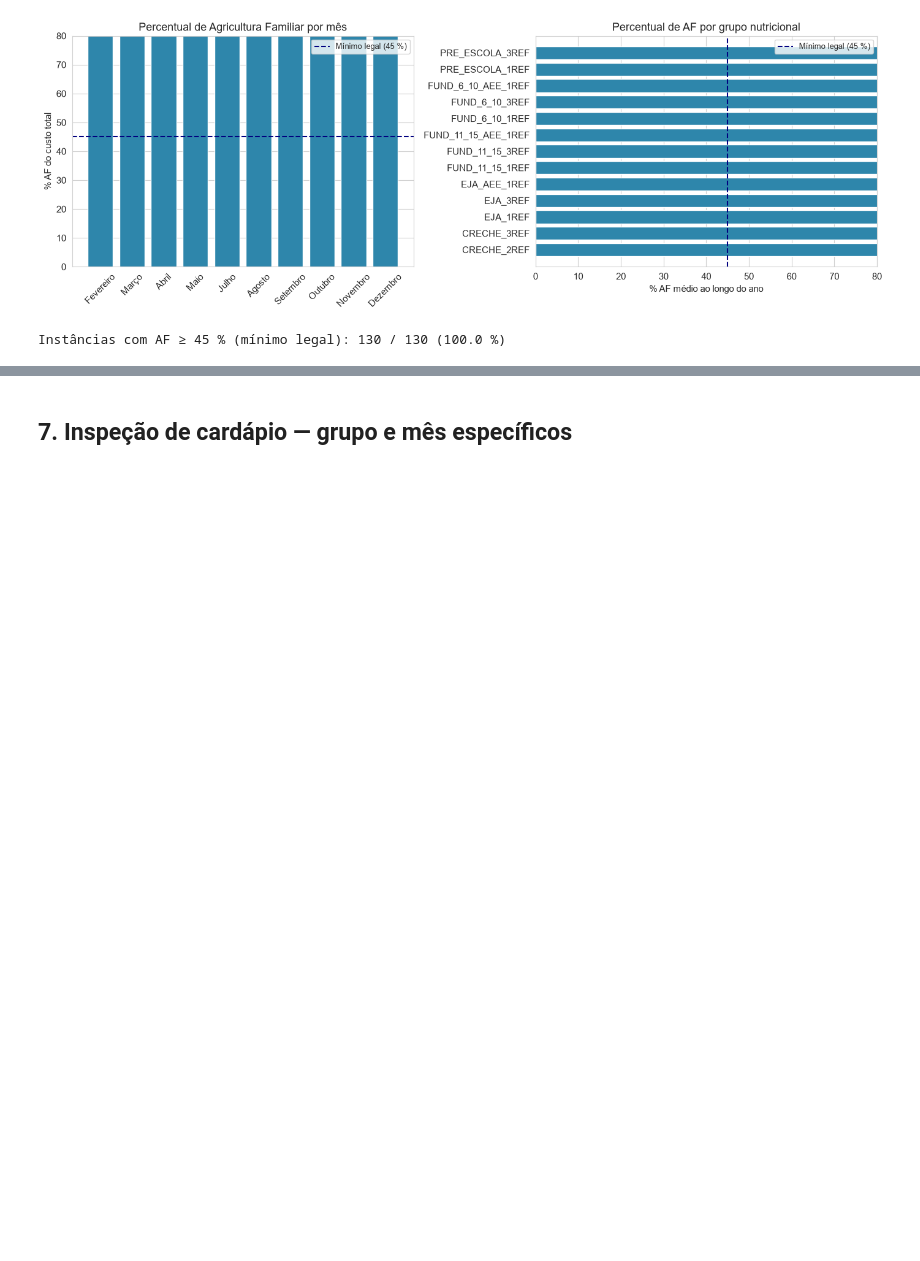
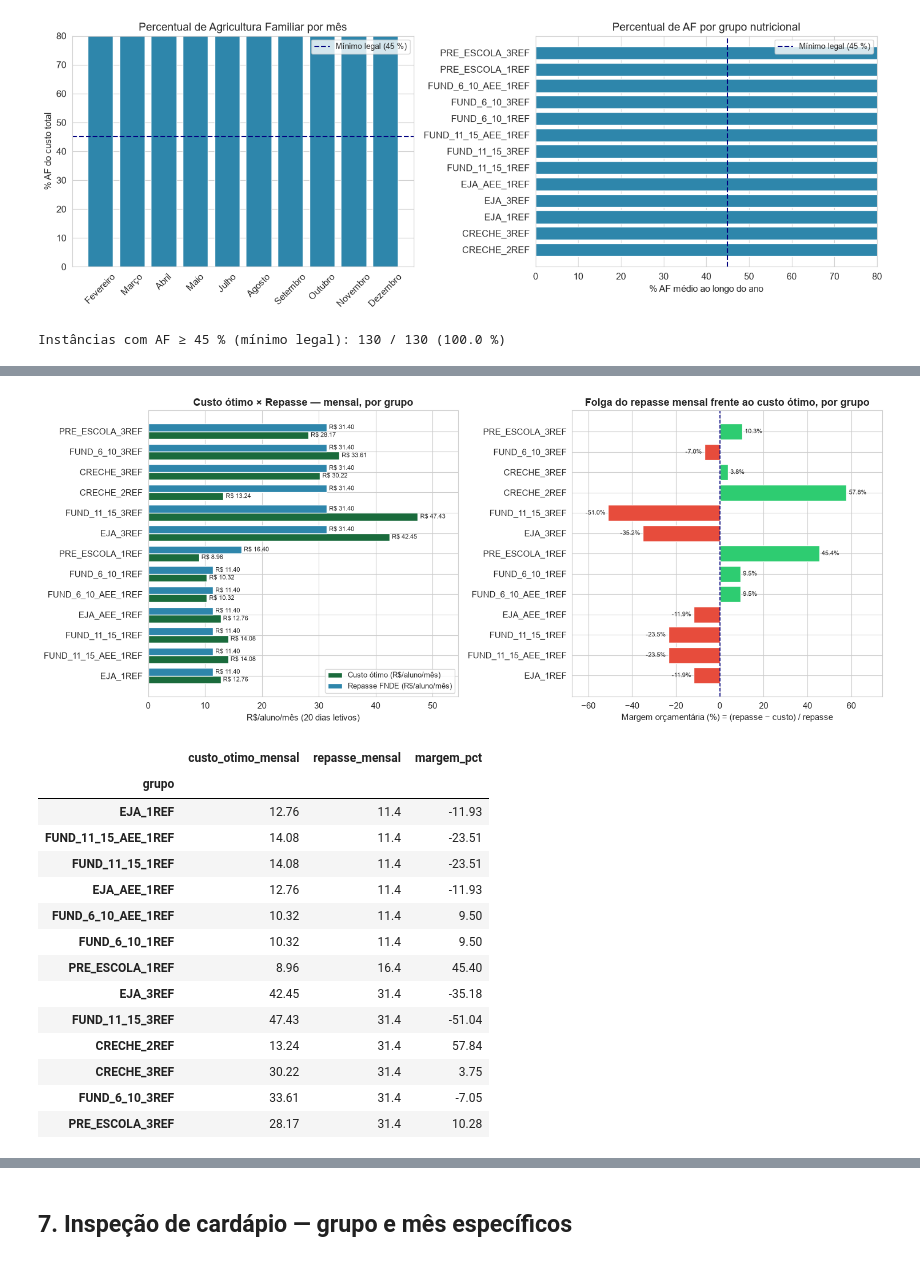
Before and after one commit to dba149/PNAE, a Jupyter notebook: otimizacao_pnae_pl.ipynb, the cells around one changed output, grey strips where cells are left out. Drawn from its saved outputs; the diff is of its cells as text; code cells hidden in the pictures; blank space fills up the shorter version.

```diff
--- a/otimizacao_pnae_pl.ipynb
+++ b/otimizacao_pnae_pl.ipynb
@@ -628,0 +790,20 @@ Instâncias com AF ≥ 45 % (mínimo legal): 130 / 130 (100.0 %)
+# %%
+# ── Unir custo ótimo (por instância) com a taxa de repasse do grupo ───
+df_custo_repasse = df_sum_ok.merge(
+    df_taxa_repasse[['grupo', 'taxa_repasse_dia', 'repasse_mensal']],
+    on='grupo', how='left'
+)
+df_custo_repasse['custo_diario_aluno'] = df_custo_repasse['custo_total'] / DIAS_UTEIS_MES
+
+# DIAGNÓSTICO — não deve haver nenhum grupo do sumário sem taxa mapeada.
+# Se aparecer aqui, o rótulo 'grupo' de sumario_otimizacao_todos.csv não
+# bate com perfil.grupo (montar_perfil) — falha silenciosa clássica deste
+# projeto (ver histórico de correções). Não prosseguir sem investigar.
+sem_match = df_custo_repasse[df_custo_repasse['taxa_repasse_dia'].isna()]['grupo'].unique()
+if len(sem_match):
+    print(f"⚠ ATENÇÃO: {len(sem_match)} grupo(s) do sumário SEM taxa de repasse mapeada:")
+    for g in sem_match:
+        print(f"    - {g}")
+    print("  Verifique se o rótulo bate com o gerado por montar_perfil().grupo.")
+else:
+    print(f"✓ Todos os {df_custo_repasse['grupo'].nunique()} grupos do sumário têm taxa de repasse mapeada.")
@@ -628,0 +814,60 @@ Instâncias com AF ≥ 45 % (mínimo legal): 130 / 130 (100.0 %)
+# %%
+# ── (b) Custo ótimo mensal × repasse mensal, por grupo/refeições ─────
+resumo_mensal = df_custo_repasse.groupby('grupo').agg(
+    custo_otimo_mensal=('custo_total', 'mean'),
+    repasse_mensal=('repasse_mensal', 'first'),
+).sort_values('repasse_mensal')
+resumo_mensal['margem_pct'] = (
+    (resumo_mensal['repasse_mensal'] - resumo_mensal['custo_otimo_mensal'])
+    / resumo_mensal['repasse_mensal'] * 100
+)
+
+fig, axes = plt.subplots(1, 2, figsize=(15, 6))
+
+# Proposta 1 — barras agrupadas em R$
+x = np.arange(len(resumo_mensal))
+largura = 0.38
+barras_custo = axes[0].barh(x - largura/2, resumo_mensal['custo_otimo_mensal'], largura,
+             label='Custo ótimo (R$/aluno/mês)', color='#1A6B3C')
+barras_repasse = axes[0].barh(x + largura/2, resumo_mensal['repasse_mensal'], largura,
+             label='Repasse FNDE (R$/aluno/mês)', color='#2E86AB')
+axes[0].bar_label(barras_custo, fmt='R$ %.2f', padding=3, fontsize=8)
+axes[0].bar_label(barras_repasse, fmt='R$ %.2f', padding=3, fontsize=8)
+axes[0].set_yticks(x)
+axes[0].set_yticklabels(resumo_mensal.index)
+axes[0].set_xlabel('R$/aluno/mês (20 dias letivos)')
+axes[0].set_title('Custo ótimo × Repasse — mensal, por grupo', fontweight='bold')
+axes[0].legend(fontsize=9)
+axes[0].margins(x=0.15)  # espaço extra para o rótulo não cortar
+
+# Proposta 2 — % do repasse consumido pelo custo ótimo (folga orçamentária)
+cores_margem = ['#2ECC71' if v >= 0 else '#E74C3C' for v in resumo_mensal['margem_pct']]
+barras_margem = axes[1].barh(resumo_mensal.index, resumo_mensal['margem_pct'], color=cores_margem)
+axes[1].bar_label(barras_margem, fmt='%.1f%%', padding=3, fontsize=8)
+axes[1].axvline(x=0, color='navy', linestyle='--', linewidth=1.2)
+axes[1].set_xlabel('Margem orçamentária (%) = (repasse − custo) / repasse')
+axes[1].set_title('Folga do repasse mensal frente ao custo ótimo, por grupo', fontweight='bold')
+axes[1].margins(x=0.15)
+
+plt.tight_layout()
+plt.savefig(os.path.join(output_folder, 'grafico_custo_repasse_mensal.png'), dpi=150, bbox_inches='tight')
+plt.show()
+
+display(resumo_mensal.round(2))
+# %% [output]
+[figure, added]
+|  | custo_otimo_mensal | repasse_mensal | margem_pct |
+| grupo |  |  |  |
+| EJA_1REF | 12.76 | 11.4 | -11.93 |
+| FUND_11_15_AEE_1REF | 14.08 | 11.4 | -23.51 |
+| FUND_11_15_1REF | 14.08 | 11.4 | -23.51 |
+| EJA_AEE_1REF | 12.76 | 11.4 | -11.93 |
+| FUND_6_10_AEE_1REF | 10.32 | 11.4 | 9.50 |
+| FUND_6_10_1REF | 10.32 | 11.4 | 9.50 |
+| PRE_ESCOLA_1REF | 8.96 | 16.4 | 45.40 |
+| EJA_3REF | 42.45 | 31.4 | -35.18 |
+| FUND_11_15_3REF | 47.43 | 31.4 | -51.04 |
+| CRECHE_2REF | 13.24 | 31.4 | 57.84 |
+| CRECHE_3REF | 30.22 | 31.4 | 3.75 |
+| FUND_6_10_3REF | 33.61 | 31.4 | -7.05 |
+| PRE_ESCOLA_3REF | 28.17 | 31.4 | 10.28 |
```
Also changed, not shown: parts of 14 cells of this notebook.
